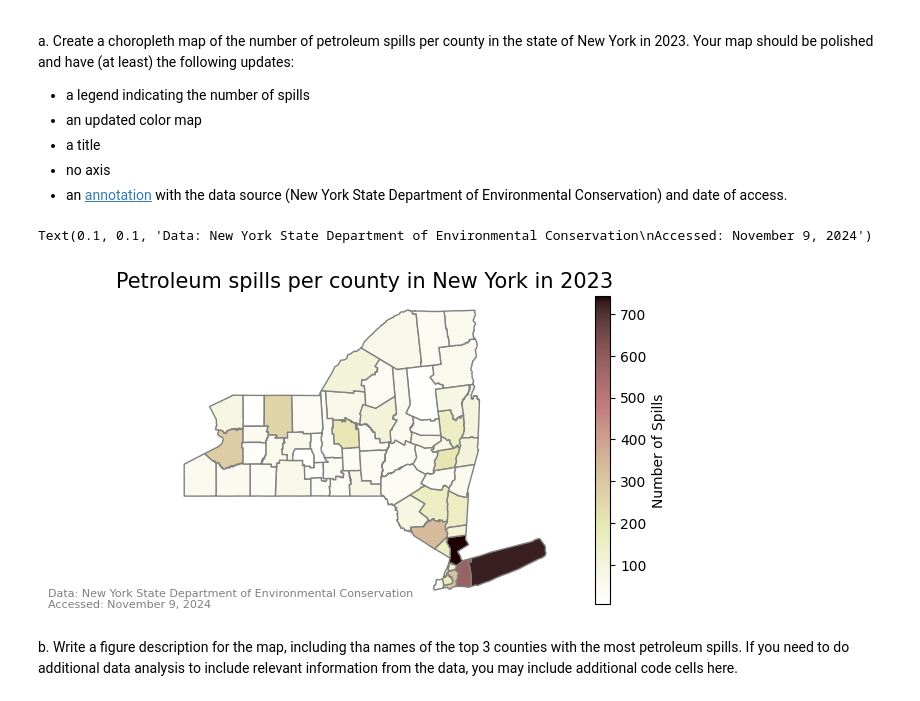
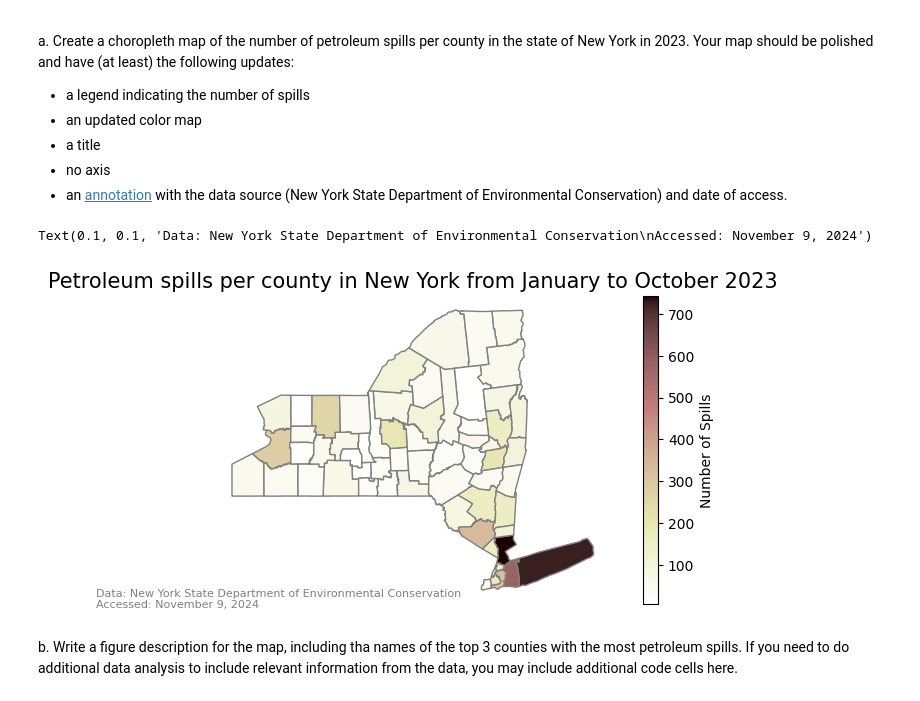
Before and after one commit to rfswick/eds220-hwk3, a Jupyter notebook: hwk3-task2-oil-spills.ipynb, the cells around one changed output. Cells and saved outputs as stored; diff of their text form; code cells hidden in the pictures.

```diff
--- a/hwk3-task2-oil-spills.ipynb
+++ b/hwk3-task2-oil-spills.ipynb
@@ -494,32 +494,32 @@ Your map should be polished and have (at least) the following updates:
 # %%
 # a. Set plot size
 fig, ax = plt.subplots(figsize=(8, 4))
 
 # Remove axis
 ax.axis('off')
 
 # Title for the plot
-ax.set_title('Petroleum spills per county in New York in 2023',
+ax.set_title('Petroleum spills per county in New York from January to October 2023',
              fontsize = 15)
 
 # Add New York counties and spill data
 ny_counties.plot(ax=ax,
                  column='n_spills',
                  cmap='pink_r',
                  edgecolor='grey',
                  legend=True,
                  legend_kwds={
                      'label':'Number of Spills'
                  })
 
 # Add credits
 plt.figtext(0.1, 0.1,
             "Data: New York State Department of Environmental Conservation\nAccessed: November 9, 2024",
             fontsize=8,
             color="grey")
 # %% [output]
 Text(0.1, 0.1, 'Data: New York State Department of Environmental Conservation\nAccessed: November 9, 2024')
-[figure, old version]
+[figure, new version]
 # %% [markdown]
 <!-- END QUESTION -->
 
```
